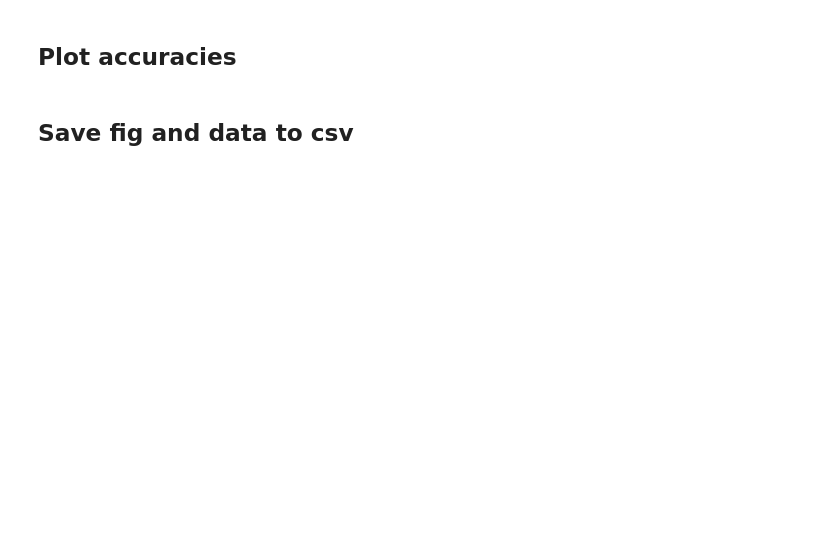
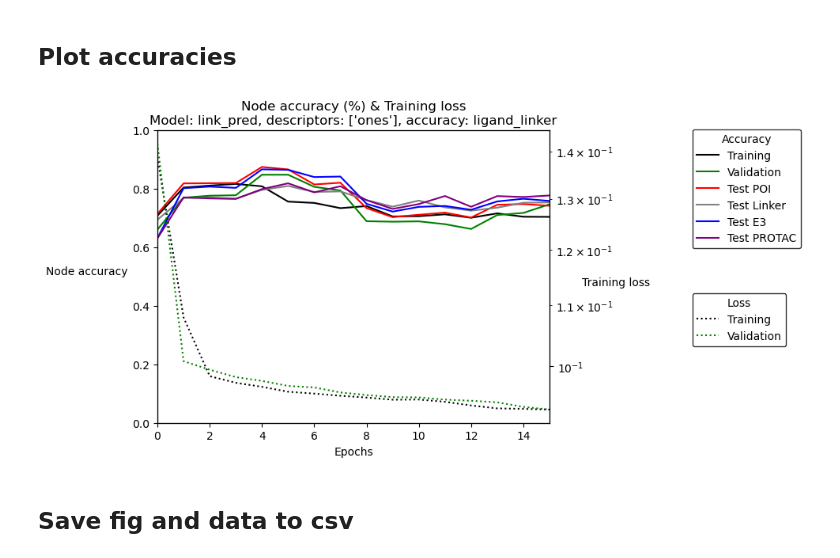
Before and after one commit to ribesstefano/PROTAC-Splitter, a Jupyter notebook: notebooks/GNN/gnn_full_pipeline_v1.2.ipynb, the cells around one changed output. Cells and saved outputs as stored; diff of their text form; code cells hidden in the pictures; blank space fills up the shorter version.

```diff
--- a/notebooks/GNN/gnn_full_pipeline_v1.2.ipynb
+++ b/notebooks/GNN/gnn_full_pipeline_v1.2.ipynb
@@ -2032,7 +2114,7 @@ if visualize_bonds:
 # %% [markdown]
 # Optuna
 # %%
-use_optuna = False
+use_optuna = True
 # %%
 def objective(trial, max_epochs=15, model_type='link_pred', datasets=[[train_set_pub], [val_set_pub]]):
     #Optuna logic
@@ -2182,11 +2266,11 @@ def objective(trial, max_epochs=15, model_type='link_pred', datasets=[[train_set
 # %%
 # OBS! I can change the number of max epochs between different optimization runs.
 # I should consider using various max epochs, as an optuna-variable (suggest int)
-existing_study_paths = ['link_pred_study1_.pickle']
+existing_study_paths = ['link_pred_study1_.pickle', 'link_pred_study2_.pickle']
 if use_optuna:
 
-    n_trials = 20
-    study_path = existing_study_paths[0] # 'link_pred_study2_largermodel_nonodefeatures.pickle'
+    n_trials = 10
+    study_path = existing_study_paths[1] # 'link_pred_study2_largermodel_nonodefeatures.pickle'
 
     if study_path != '':
         for _ in range(n_trials):
@@ -2321,8 +2431,8 @@ if False:
 lr =  0.000058     #0.0001 #0.0004262330582033234# 0.000563    0.000075
 batch_size = 1
 criterion_reduction = "sum" #Alternatives: "sum" "mean"
-num_layers = 7 #10
-layer_dims = [1024 for i in range(num_layers)] #[128 for i in range(num_layers)]
+num_layers = 3 #10
+layer_dims = [32 for i in range(num_layers)] #[128 for i in range(num_layers)]
 output_layer_type = "linear_linkpred"                   #unsure if about data leakage withing a batch with a batchsize greater than 1 - I sum all node features in the batch - Should be sum over a graph, for all graphs
 gnn_layer_type = "GraphConv" #     ['GraphConv', 'GCNConv', 'GATConv', 'SAGEConv', 'TransformerConv'])   #Have not implemented AttentiveFP and GINConv yet.
 
@@ -2352,6 +2462,8 @@ if num_layers<=6 and max(layer_dims)<=248:
 else:
     device = torch.device("cuda" if torch.cuda.is_available() else "cpu") #"cpu") ## cuda makes the size of the network no longer matter in terms of epoch-time?! (64=1024 dimensions) On cpu it is 7 s vs 1min 30 seconds. GPU: 14 s vs 14 s
 
+dropout_rate = 0.01
+
 num_predicted_classes = 3
 init_params = {'model_type': model_type,
                'node_feature_dim': node_feature_dim,
@@ -2360,7 +2472,8 @@ init_params = {'model_type': model_type,
                'output_layer_type': output_layer_type,
                'activationfunction': activationfunction,
                'num_predicted_classes': num_predicted_classes,
-               'device': device}
+               'device': device,
+               'dropout_rate': dropout_rate}
 
 if 'model' in locals():
     del model
@@ -2382,7 +2495,7 @@ optimizer = optim.Adam
 #criterion_weights = torch.tensor([1.0, 1.0, 1.0]) #this issues as is if the model is pushed to the GPU, altough it is faster on the cpu than the gpu
 #criterion_weights.to(device=device)
 criterion = nn.CrossEntropyLoss(reduction=criterion_reduction)
-
+regression_criterion = nn.L1Loss()
 
 #Early stopping parameters
 num_epochs = 20
@@ -2433,6 +2546,7 @@ def standard_train_model(model, datasets_custom = datasets): # [datasets[0][0],
                                 dataset_names=dataset_names,
                                 optimizer=optimizer,
                                 criterion=criterion,
+                                regression_criterion = regression_criterion,
                                 lr=lr,
                                 batch_size=batch_size,
                                 epochs=num_epochs,
@@ -2725,16 +2866,21 @@ if model_type == "node_pred" or model_type == "node_pred_graph":
 
 postprocessed_accuracy_plots_list = []
 test_accs_postprocessed_reordered = [test_poi_acc_postprocessed, test_linker_acc_postprocessed, test_e3_acc_postprocessed, test_protac_acc_postprocessed]
-postprocessed_accuracy_plots_list.append(ax1.plot(x, train_acc_postprocessed, color="black", label="Training",  linestyle='dashed'))
-postprocessed_accuracy_plots_list.append(ax1.plot(x, val_acc_postprocessed, color="green", label="Validation",  linestyle='dashed'))
-for test_idx, test_acc_pp in enumerate(test_accs_postprocessed_reordered):
-    postprocessed_accuracy_plots_list.append(ax1.plot(x, test_acc_pp, color=test_colors[test_idx], label=f"{test_labels[test_idx]}",  linestyle='dashed'))
+
+plot_postprocessed=True
+if all(all(v == 0 for v in test_acc_postprocessed) for test_acc_postprocessed in test_accs_postprocessed_reordered):
+    plot_postprocessed = False
+else:
+    postprocessed_accuracy_plots_list.append(ax1.plot(x, train_acc_postprocessed, color="black", label="Training",  linestyle='dashed'))
+    postprocessed_accuracy_plots_list.append(ax1.plot(x, val_acc_postprocessed, color="green", label="Validation",  linestyle='dashed'))
+    for test_idx, test_acc_pp in enumerate(test_accs_postprocessed_reordered):
+        postprocessed_accuracy_plots_list.append(ax1.plot(x, test_acc_pp, color=test_colors[test_idx], label=f"{test_labels[test_idx]}",  linestyle='dashed'))
 
 ax1.tick_params(axis='y', labelcolor="black")
 ax1.set_ylim(bottom=0, top=1)
 ax1.set_xlim(left=min(x), right=max(x))
 #ax1.legend(loc='lower left')
-ax1.set_title(label=f"Node accuracy (%) & Training loss\nModel: {model_type}, batch: {batch_size}, accuracy: {model.accuracy_type}")
+ax1.set_title(label=f"Node accuracy (%) & Training loss\nModel: {model_type}, descriptors: {core_descriptors + selected_graph_descriptors}, accuracy: {model.accuracy_type}")
 
 ax2 = ax1.twinx()  # instantiate a second axes that shares the same x-axis
 
@@ -2744,35 +2890,44 @@ loss_plot_list.append(ax2.plot(x, val_loss, color="green", linestyle='dotted', l
 #lns = ax2.plot(x, train_loss, color="black", linestyle='dotted', label='Loss')
 ax2.set_yscale(value="log")
 ax2.set_ylabel('Training loss', color="black", rotation='horizontal')  # we already handled the x-label with ax1
-ax2.yaxis.set_label_coords(1.24, 0.5)
+ax2.yaxis.set_label_coords(1.17, 0.5)
 ax2.tick_params(axis='y')
 
 ax3 = ax1.twinx()
 ax3.set_yticks([])
 
 legend_positions = [0.8, 0.38-0.027, 0.07-0.025]
 available_axies = [ax1, ax2, ax3]
 legend_titles = ['Accuracy', 'Accuracy post-processed', 'Loss']
-for chosen_plot_list, legend_pos, chosen_ax, leg_title in zip([accuracy_plots_list, postprocessed_accuracy_plots_list, loss_plot_list], legend_positions, available_axies, legend_titles):
+plot_list = [accuracy_plots_list, postprocessed_accuracy_plots_list, loss_plot_list]
+if plot_postprocessed is False:
+    del legend_positions[2]
+    del available_axies[2]
+    del legend_titles[1]
+    del plot_list[1]
+
+for chosen_plot_list, legend_pos, chosen_ax, leg_title in zip(plot_list, legend_positions, available_axies, legend_titles):
     lables = []
     for idx, plot in enumerate(chosen_plot_list):
         label = plot[0].get_label()
         lables.append(label)
         if idx == 0:
             plots = plot
         else:
             plots = plots+plot
     #lables = [plot.get_label() for plot in plots]
     leg = chosen_ax.legend(plots, lables, loc='center left', bbox_to_anchor=(1.35, legend_pos), frameon=True, title=leg_title)
     leg.get_frame().set_linewidth(1.0)
     leg.get_frame().set_edgecolor('k')
     #ax1.add_artist(leg)
     #chosen_ax.legend(frameon=True)
 
 
 
 #fig.tight_layout()  # otherwise the right y-label is slightly clipped
 fig.show()
+# %% [output]
+[figure, added]
 # %% [markdown]
 ## Save fig and data to csv
 # %%
```
Also changed, not shown: parts of 14 cells of this notebook.
